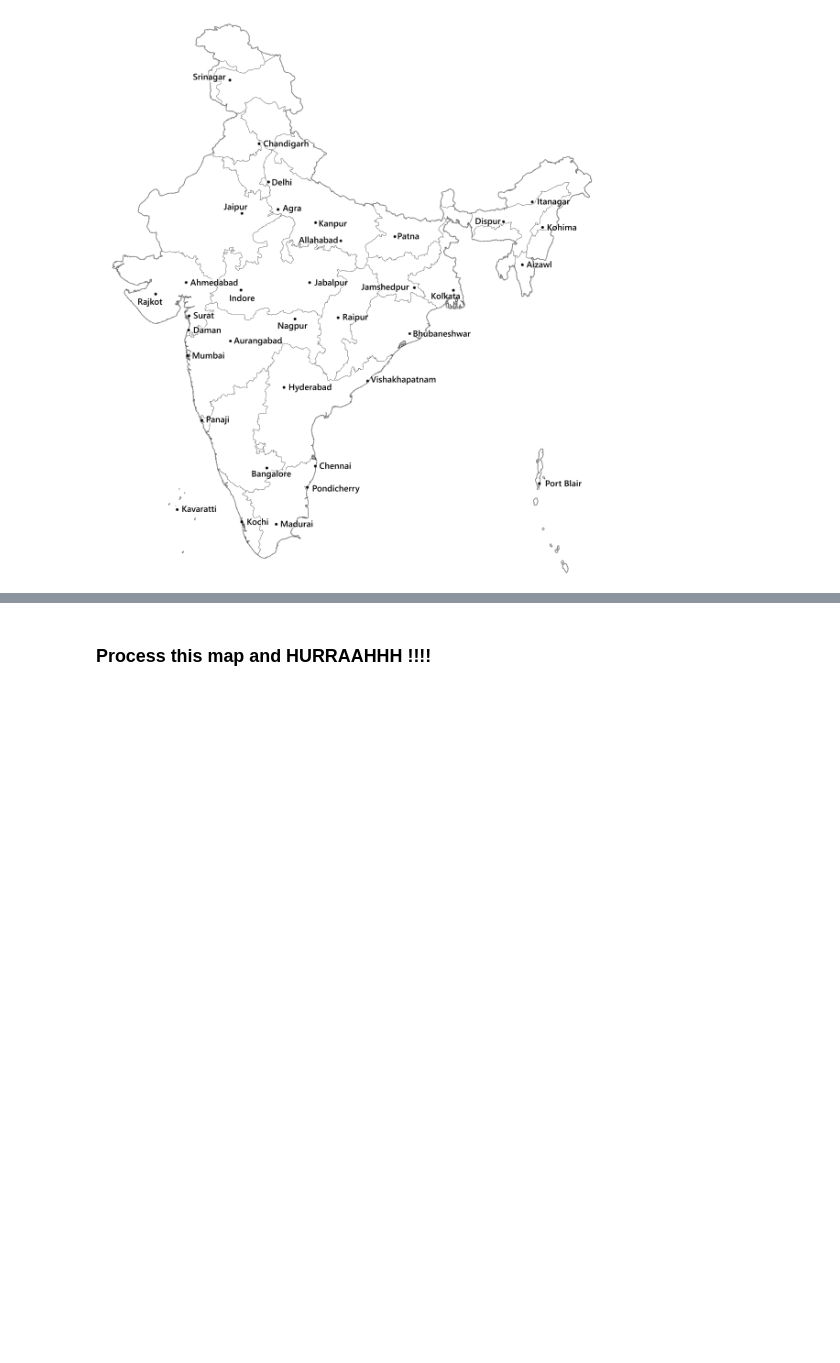
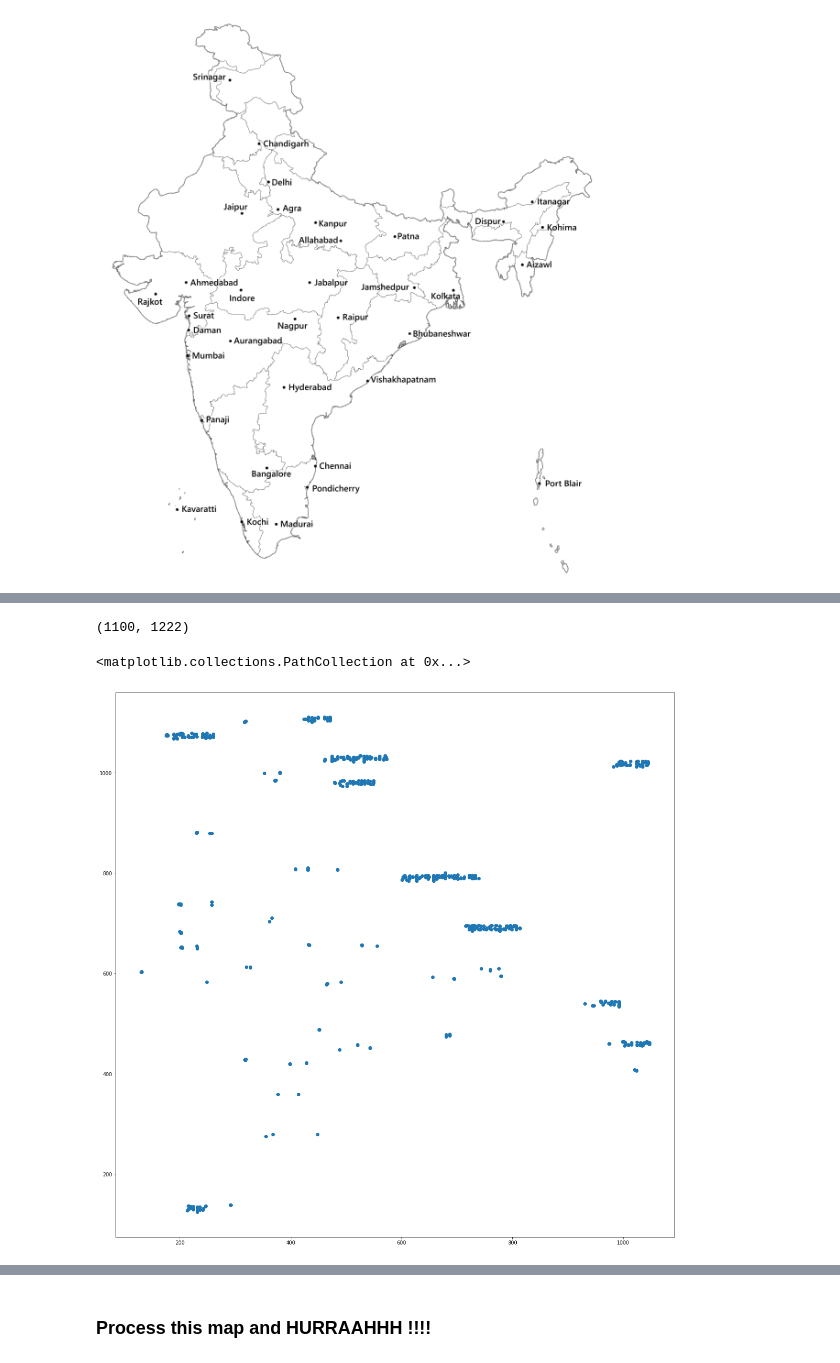
Before and after one commit to Ashirbad-Sarangi/evolutionary_algo_gpu, a Jupyter notebook: codes/process_maps.ipynb, the cells around one changed output, grey strips where cells are left out. Saved outputs shown, nothing was run; the diff lists cells and outputs as text; code cells hidden in the pictures; blank space fills up the shorter version.

Commit message:
Found a new method to get the pixel values

```diff
--- a/codes/process_maps.ipynb
+++ b/codes/process_maps.ipynb
@@ -36,0 +48,2 @@ def window(x,y,req_image,window_size = 5, colour = 0):
+# %%
+a.sort() == a.reverse()
@@ -175,10 +190,12 @@ x , y = map_cities_gray.size
 for row in range(x) :
     for col in range(y):
         colour = map_cities_gray.getpixel((row,col))
-        if colour >= 200 :
-            pixels.append((row,col))
+        if colour  == 0 :    pixels.append((row,col))
+        if colour  >= 200 :
             map_cities_gray.putpixel((row,col),255)
-
-map_cities_gray = window(100,100,map_cities_gray,)
+map_cities_gray
 # %% [output]
 [figure]
+# %%
+pixels_matrix = maths.matrix(pixels)
+pixels_matrix
@@ -184,0 +210,15 @@ map_cities_gray = window(100,100,map_cities_gray,)
+# %%
+x = [float(a) for a in pixels_matrix[:,0]]
+y = [float(a) for a in pixels_matrix[:,1]]
+# %%
+map_cities_gray.size
+# %% [output]
+(1100, 1222)
+# %%
+size = map_cities_gray.size
+figure = graph.figure(figsize = (20,20))
+graph.scatter(x,y)
+# graph.legend()
+# %% [output]
+<matplotlib.collections.PathCollection at 0x...>
+[figure, added]
```
Also changed, not shown: parts of 25 cells of this notebook, 6 other files.
